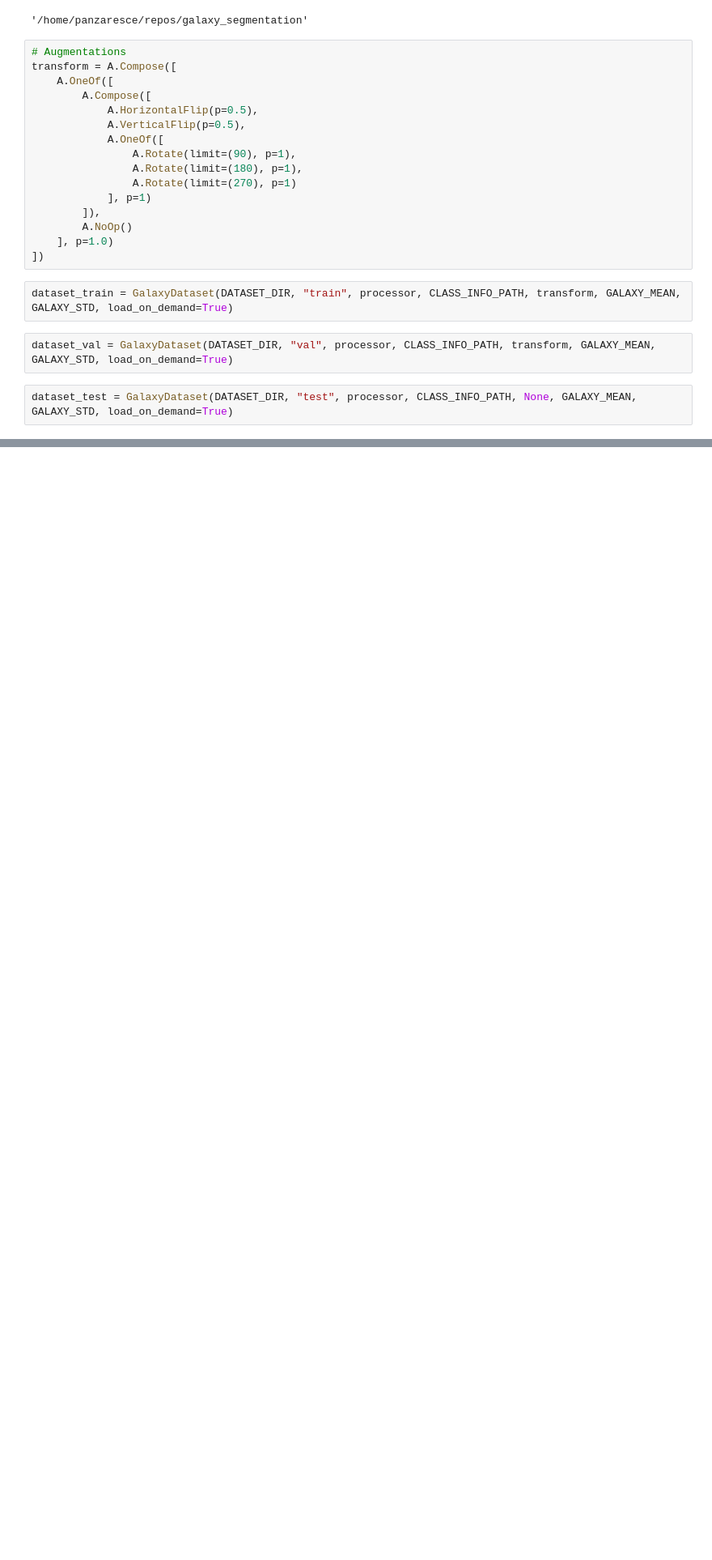
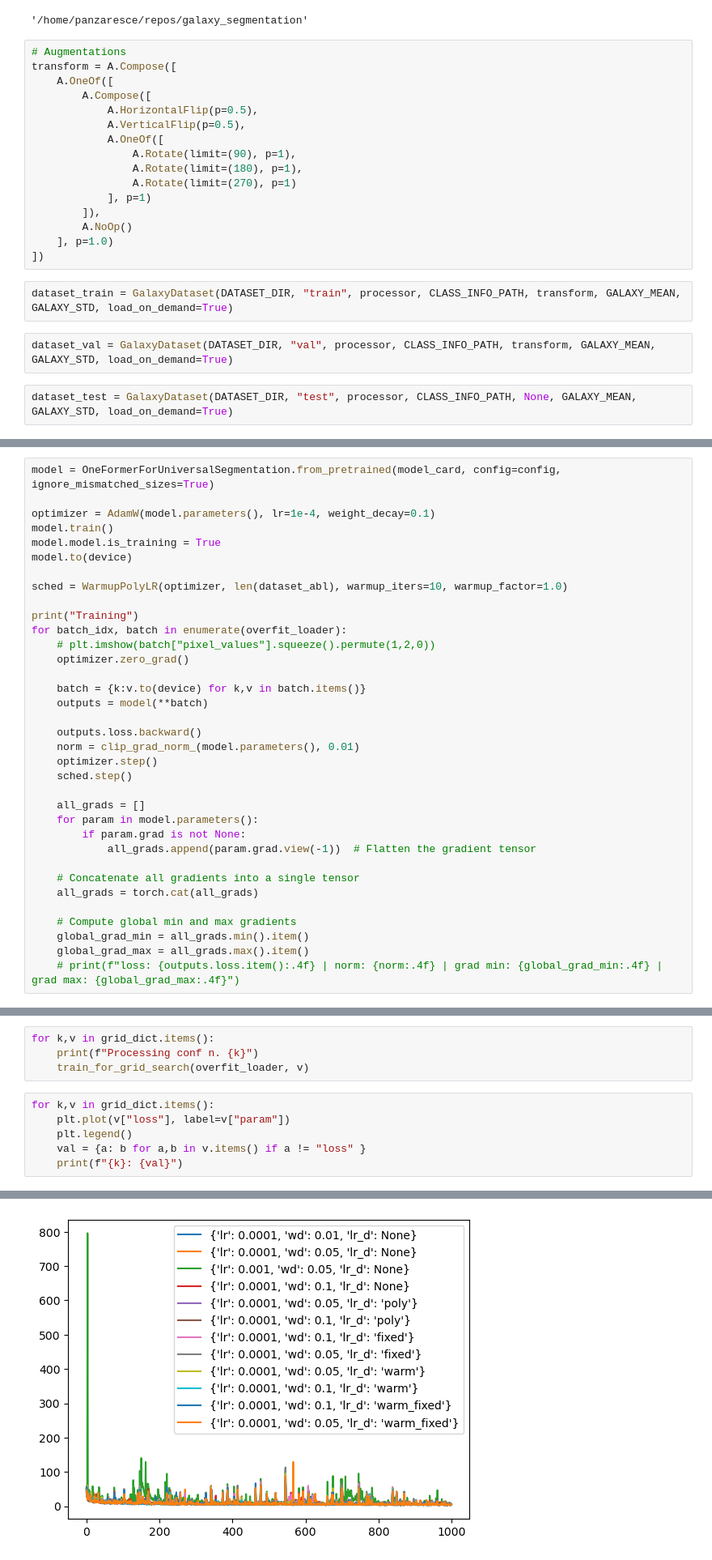
Before and after one commit to PanzaResce/galaxy_segmentation, a Jupyter notebook: notebooks/train_segmentation.ipynb, the cells around one changed output, grey strips where cells are left out. Shown: that part at 81% size. Cells and saved outputs as stored; diff of their text form; blank space fills up the shorter version.

```diff
--- a/notebooks/train_segmentation.ipynb
+++ b/notebooks/train_segmentation.ipynb
@@ -104,0 +249,35 @@ test_dataloader = DataLoader(dataset_test, batch_size=batch_size, shuffle=True)
+# %%
+model = OneFormerForUniversalSegmentation.from_pretrained(model_card, config=config, ignore_mismatched_sizes=True)
+
+optimizer = AdamW(model.parameters(), lr=1e-4, weight_decay=0.1)
+model.train()
+model.model.is_training = True
+model.to(device)
+
+sched = WarmupPolyLR(optimizer, len(dataset_abl), warmup_iters=10, warmup_factor=1.0)
+
+print("Training")
+for batch_idx, batch in enumerate(overfit_loader):
+    # plt.imshow(batch["pixel_values"].squeeze().permute(1,2,0))
+    optimizer.zero_grad()
+
+    batch = {k:v.to(device) for k,v in batch.items()}
+    outputs = model(**batch)
+
+    outputs.loss.backward()
+    norm = clip_grad_norm_(model.parameters(), 0.01)
+    optimizer.step()
+    sched.step()
+
+    all_grads = []
+    for param in model.parameters():
+        if param.grad is not None:
+            all_grads.append(param.grad.view(-1))  # Flatten the gradient tensor
+
+    # Concatenate all gradients into a single tensor
+    all_grads = torch.cat(all_grads)
+
+    # Compute global min and max gradients
+    global_grad_min = all_grads.min().item()
+    global_grad_max = all_grads.max().item()
+    # print(f"loss: {outputs.loss.item():.4f} | norm: {norm:.4f} | grad min: {global_grad_min:.4f} | grad max: {global_grad_max:.4f}")
@@ -104,0 +353,11 @@ test_dataloader = DataLoader(dataset_test, batch_size=batch_size, shuffle=True)
+# %%
+for k,v in grid_dict.items():
+    print(f"Processing conf n. {k}")
+    train_for_grid_search(overfit_loader, v)
+# %%
+for k,v in grid_dict.items():
+    plt.plot(v["loss"], label=v["param"])
+    plt.legend()
+    val = {a: b for a,b in v.items() if a != "loss" }
+    print(f"{k}: {val}")
+# %% [output]
@@ -104,0 +376 @@ test_dataloader = DataLoader(dataset_test, batch_size=batch_size, shuffle=True)
+[figure, added]
```
Also changed, not shown: parts of 31 cells of this notebook, 2 other files.
